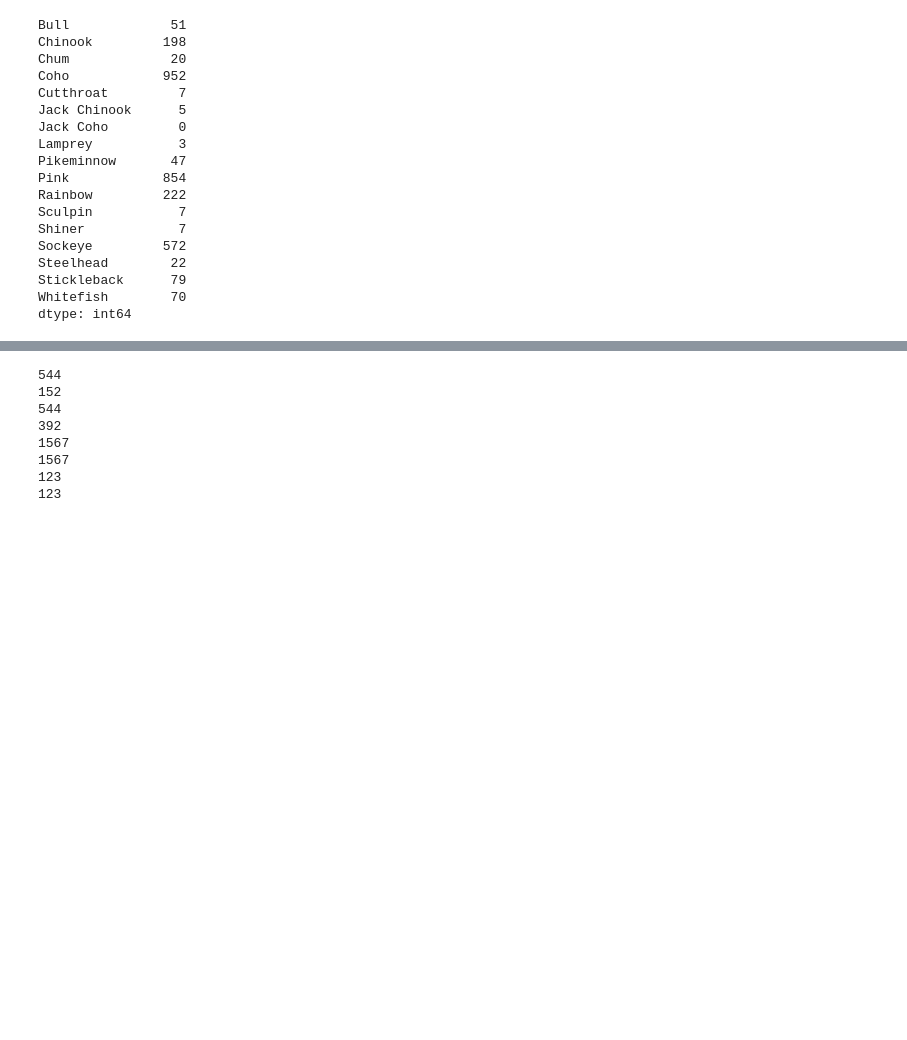
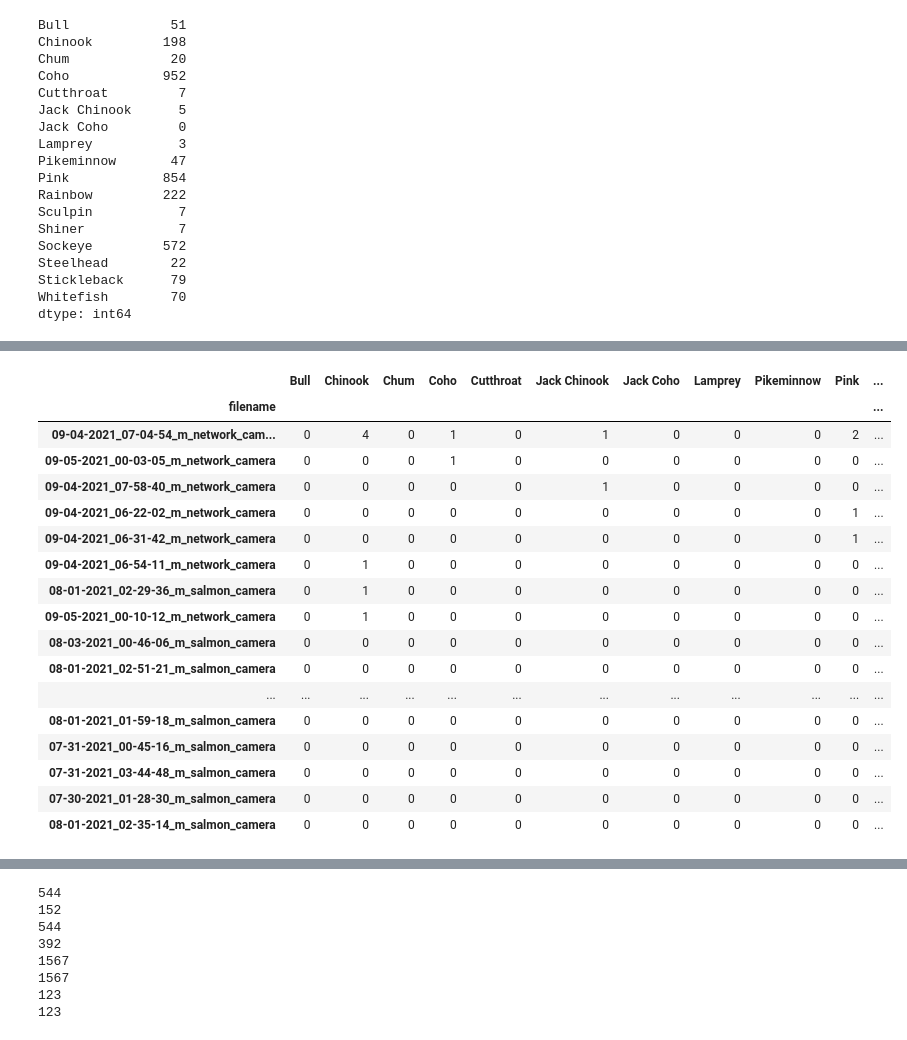
Before and after one commit to Salmon-Computer-Vision/salmon-computer-vision, a Jupyter notebook: training/count-salmon.ipynb, the cells around one changed output, grey strips where cells are left out. Drawn from its saved outputs; the diff is of its cells as text; code cells hidden in the pictures; blank space fills up the shorter version.

```diff
--- a/training/count-salmon.ipynb
+++ b/training/count-salmon.ipynb
@@ -286,0 +530,21 @@ dtype: int64
+# %%
+test
+# %% [output]
+|  | Bull | Chinook | Chum | Coho | Cutthroat | Jack Chinook | Jack Coho | Lamprey | Pikeminnow | Pink | ... |
+| filename |  |  |  |  |  |  |  |  |  |  | ... |
+| 09-04-2021_07-04-54_m_network_cam... | 0 | 4 | 0 | 1 | 0 | 1 | 0 | 0 | 0 | 2 | ... |
+| 09-05-2021_00-03-05_m_network_camera | 0 | 0 | 0 | 1 | 0 | 0 | 0 | 0 | 0 | 0 | ... |
+| 09-04-2021_07-58-40_m_network_camera | 0 | 0 | 0 | 0 | 0 | 1 | 0 | 0 | 0 | 0 | ... |
+| 09-04-2021_06-22-02_m_network_camera | 0 | 0 | 0 | 0 | 0 | 0 | 0 | 0 | 0 | 1 | ... |
+| 09-04-2021_06-31-42_m_network_camera | 0 | 0 | 0 | 0 | 0 | 0 | 0 | 0 | 0 | 1 | ... |
+| 09-04-2021_06-54-11_m_network_camera | 0 | 1 | 0 | 0 | 0 | 0 | 0 | 0 | 0 | 0 | ... |
+| 08-01-2021_02-29-36_m_salmon_camera | 0 | 1 | 0 | 0 | 0 | 0 | 0 | 0 | 0 | 0 | ... |
+| 09-05-2021_00-10-12_m_network_camera | 0 | 1 | 0 | 0 | 0 | 0 | 0 | 0 | 0 | 0 | ... |
+| 08-03-2021_00-46-06_m_salmon_camera | 0 | 0 | 0 | 0 | 0 | 0 | 0 | 0 | 0 | 0 | ... |
+| 08-01-2021_02-51-21_m_salmon_camera | 0 | 0 | 0 | 0 | 0 | 0 | 0 | 0 | 0 | 0 | ... |
+| ... | ... | ... | ... | ... | ... | ... | ... | ... | ... | ... | ... |
+| 08-01-2021_01-59-18_m_salmon_camera | 0 | 0 | 0 | 0 | 0 | 0 | 0 | 0 | 0 | 0 | ... |
+| 07-31-2021_00-45-16_m_salmon_camera | 0 | 0 | 0 | 0 | 0 | 0 | 0 | 0 | 0 | 0 | ... |
+| 07-31-2021_03-44-48_m_salmon_camera | 0 | 0 | 0 | 0 | 0 | 0 | 0 | 0 | 0 | 0 | ... |
+| 07-30-2021_01-28-30_m_salmon_camera | 0 | 0 | 0 | 0 | 0 | 0 | 0 | 0 | 0 | 0 | ... |
+| 08-01-2021_02-35-14_m_salmon_camera | 0 | 0 | 0 | 0 | 0 | 0 | 0 | 0 | 0 | 0 | ... |
```
Also changed, not shown: parts of 9 cells of this notebook, 3 other files.
